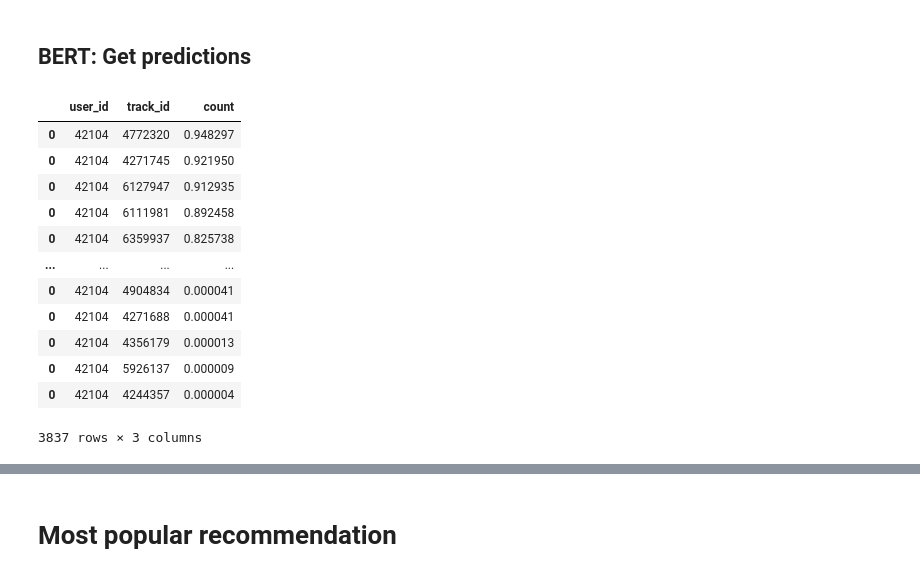
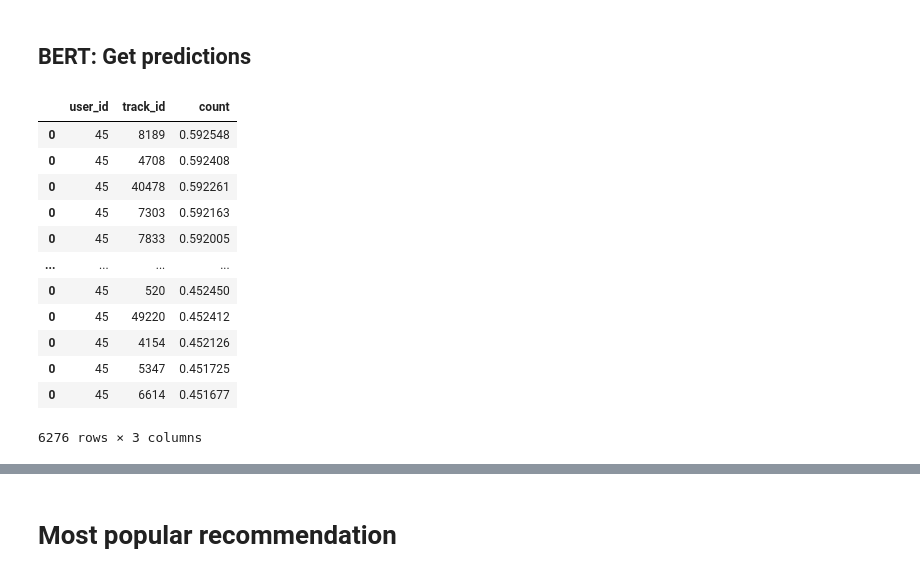
Before and after one commit to Katrin-Leberfinger/Hybrid-gender-debiased-music-recommendation, a Jupyter notebook: AI_MasterThesis_Recommendations_LFM2b.ipynb, the cells around one changed output, grey strips where cells are left out. Drawn from its saved outputs; the diff is of its cells as text; code cells hidden in the pictures.

```diff
--- a/AI_MasterThesis_Recommendations_LFM2b.ipynb
+++ b/AI_MasterThesis_Recommendations_LFM2b.ipynb
@@ -574,5 +527,5 @@ model_base = AMARBase(hidden_dense_layer_size_base, item_embeddings_size, user_e
 # %%
-# model_dir = f"./model_input_{text_col}_optim_rms_model_tiny/"
-model_dir = f"./model_input_base_optim_rms/"
+model_dir = f"./model_input_{text_col}_optim_rms_model_{MODEL_NAME}/"
+#model_dir = f"./model_input_base_optim_rms/"
 import os
-#os.makedirs(model_dir)
+os.makedirs(model_dir, exist_ok=True)
@@ -583,21 +534,21 @@ from transformers import get_linear_schedule_with_warmup
 gc.collect()
 torch.cuda.empty_cache()
 
-model = model_base.to(device)
+model = model.to(device)
 
-num_epochs=20
+num_epochs=2
 batch_size=32
 
-dataloader_train=DataLoader(dataset=dataset_train,batch_size=batch_size)
-dataloader_val=DataLoader(dataset=dataset_val,batch_size=batch_size)
+dataloader_train=DataLoader(dataset=dataset_train,batch_size=batch_size, num_workers=4)
+dataloader_val=DataLoader(dataset=dataset_val,batch_size=batch_size, num_workers=4)
 
 criterion = nn.BCELoss()
-lr = 1e-3
+lr = 2e-5#1e-3
 num_total_steps = len(dataset_train) * num_epochs
-num_warmup_steps = 100
+num_warmup_steps = 0#100
 warmup_proportion = float(num_warmup_steps) / float(num_total_steps)
-optimizer =  torch.optim.RMSprop(model.parameters(), lr= lr, alpha=0.9)
-#optimizer = torch.optim.AdamW(model.parameters(), lr=lr)#, correct_bias=False)
+#optimizer =  torch.optim.RMSprop(model.parameters(), lr= lr, alpha=0.9)
+optimizer = torch.optim.AdamW(model.parameters(), lr=lr)#, correct_bias=False)
 
 # lrlast = .001
 # lrmain = .00001
@@ -609,7 +560,11 @@ optimizer =  torch.optim.RMSprop(model.parameters(), lr= lr, alpha=0.9)
 #      {"params":model.linear1.parameters(), "lr": lrlast},
 #    ])
 
-
+lr = 1e-3
+num_total_steps = 1000
+num_warmup_steps = 100
+warmup_proportion = float(num_warmup_steps) / float(num_total_steps)
+optimizer = torch.optim.RMSprop(model.parameters(), lr= 1e-3, alpha=0.9)
 
 scheduler = get_linear_schedule_with_warmup(
    optimizer,
@@ -663,7 +618,7 @@ for e in range(num_epochs):
         loss = criterion(outputs, targets.to(device))
         optimizer.zero_grad()
         loss.backward()
-        nn.utils.clip_grad_norm_(model.parameters(), max_norm=1.0)
+        #nn.utils.clip_grad_norm_(model.parameters(), max_norm=1.0)
         optimizer.step()
         scheduler.step()
 
@@ -788,12 +725,13 @@ plt.savefig(model_dir + "loss.png")
 # %% [markdown]
 ## **BERT**: Get predictions
 # %%
-data_interaction_test = data_interaction_test.loc[data_interaction_test.user_id.isin([42104, 15841])]
+data_interaction_test = data_interaction_test.loc[data_interaction_test.user_id.isin([45, 332])]
 # %%
 batch_size= 32
 res = pd.DataFrame(columns = ['user_id', 'track_id', 'count'])
-dataset_test= LFM2bDatasetMulitpleText(data_interaction_test,tokenizer,item_text_embeddings_size,  item2pos, user2id)
-dataloader_test=DataLoader(dataset=dataset_test,batch_size=batch_size)
+dataset_test= LFM2bDataset(data_interaction_test,tokenizer,item_text_embeddings_size, text_col,  item2pos, user2id)
+#dataset_test= LFM2bDatasetMulitpleText(data_interaction_test,tokenizer,item_text_embeddings_size,  item2pos, user2id)
+dataloader_test=DataLoader(dataset=dataset_test,batch_size=batch_size, num_workers=4)
 
 #model = AMARBert( hidden_dense_layer_size_bert, item_embeddings_size, user_embeddings_size, item_text_embeddings_size, num_users, num_items)
 #model.load_state_dict(torch.load(model_dir + 'best_model.pth'))
@@ -836,19 +774,19 @@ for data in dataloader_test:
 
         res = res.append(pd.DataFrame({'user_id': id2user[curr_users_batch[i].item()], 'track_id': pos2item[curr_items_ids_batch[i].item()], 'count':  outputs[i].item()} , index=[0]))
 # %%
-res[(res.user_id == 42104)].sort_values('count', ascending = False)#.head(10)
+res[(res.user_id == 45)].sort_values('count', ascending = False)#.head(10)
 # %% [output]
 |  | user_id | track_id | count |
-| 0 | 42104 | 4772320 | 0.948297 |
-| 0 | 42104 | 4271745 | 0.921950 |
-| 0 | 42104 | 6127947 | 0.912935 |
-| 0 | 42104 | 6111981 | 0.892458 |
-| 0 | 42104 | 6359937 | 0.825738 |
+| 0 | 45 | 8189 | 0.592548 |
+| 0 | 45 | 4708 | 0.592408 |
+| 0 | 45 | 40478 | 0.592261 |
+| 0 | 45 | 7303 | 0.592163 |
+| 0 | 45 | 7833 | 0.592005 |
 | ... | ... | ... | ... |
-| 0 | 42104 | 4904834 | 0.000041 |
-| 0 | 42104 | 4271688 | 0.000041 |
-| 0 | 42104 | 4356179 | 0.000013 |
-| 0 | 42104 | 5926137 | 0.000009 |
-| 0 | 42104 | 4244357 | 0.000004 |
+| 0 | 45 | 520 | 0.452450 |
+| 0 | 45 | 49220 | 0.452412 |
+| 0 | 45 | 4154 | 0.452126 |
+| 0 | 45 | 5347 | 0.451725 |
+| 0 | 45 | 6614 | 0.451677 |
-3837 rows × 3 columns
+6276 rows × 3 columns
 # %%
```
Also changed, not shown: parts of 44 cells of this notebook.
